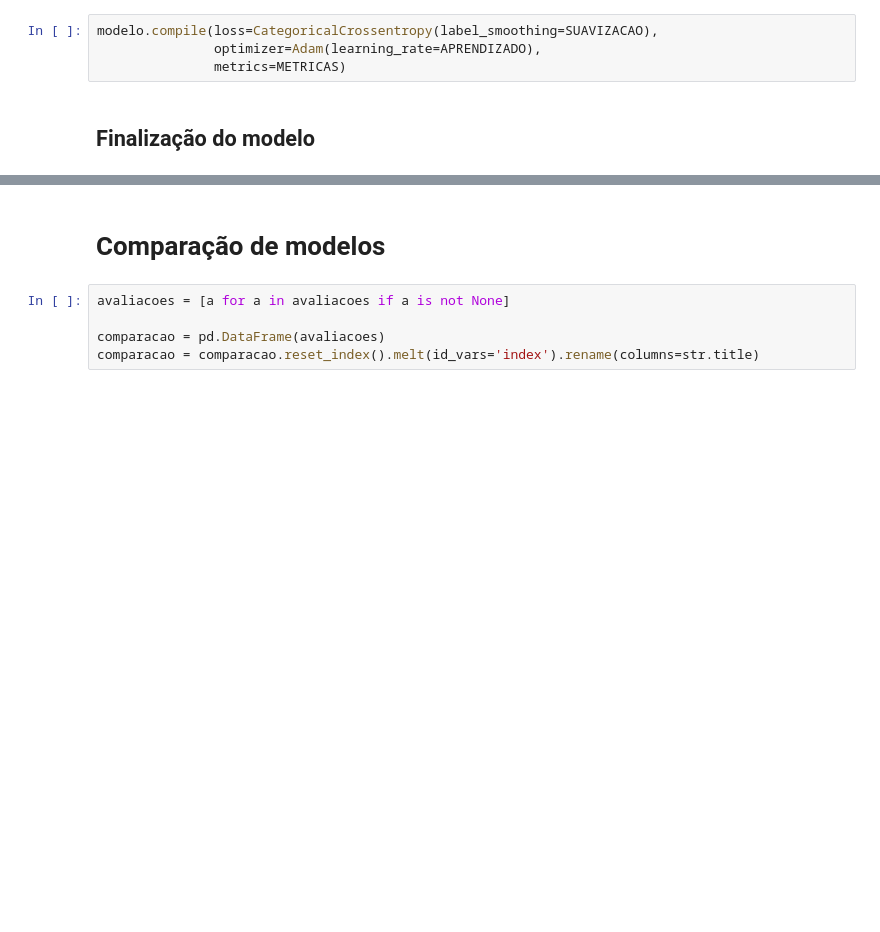
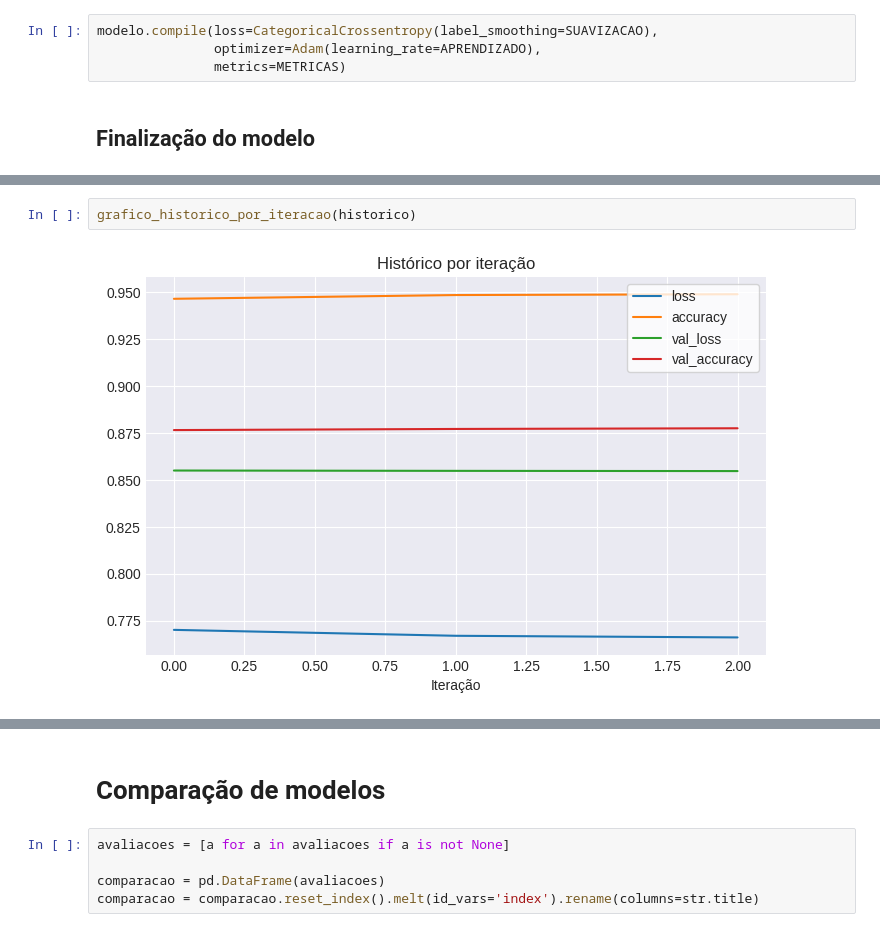
Before and after one commit to flohmannjr/tensorflow_curso, a Jupyter notebook: TensorFlow_MP2_1_SkimLit+.ipynb, the cells around one changed output, grey strips where cells are left out. Drawn from its saved outputs; the diff is of its cells as text; blank space fills up the shorter version.

```diff
--- a/TensorFlow_MP2_1_SkimLit+.ipynb
+++ b/TensorFlow_MP2_1_SkimLit+.ipynb
@@ -308,0 +473,4 @@ avaliacoes[0]
+# %%
+grafico_historico_por_iteracao(historico)
+# %% [output]
+[figure, added]
```
Also changed, not shown: parts of 41 cells of this notebook.
